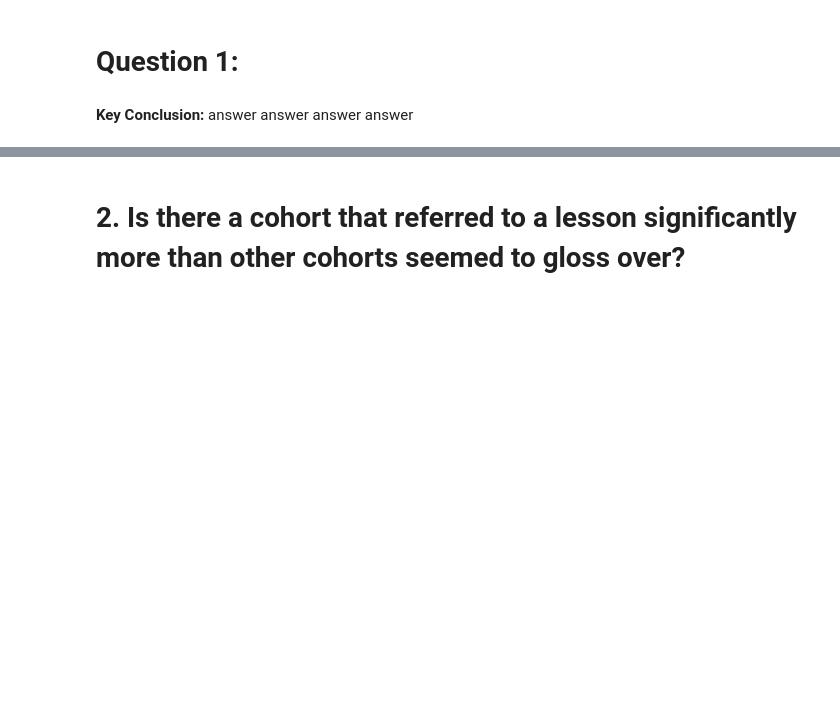
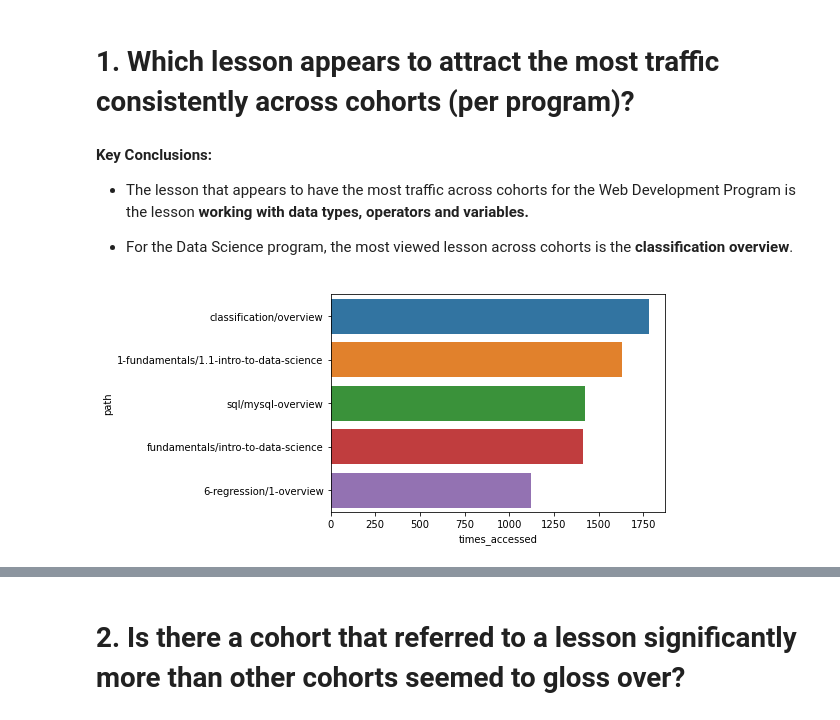
Before and after one commit to AACKV/anomaly_detection_project, a Jupyter notebook: final_report.ipynb, the cells around one changed output, grey strips where cells are left out. Cells and saved outputs as stored; diff of their text form; code cells hidden in the pictures; blank space fills up the shorter version.

```diff
--- a/final_report.ipynb
+++ b/final_report.ipynb
@@ -24,7 +35,12 @@ df = wrangle.wrangle_logs()
 # %% [markdown]
-# Question 1:
+# 1. Which lesson appears to attract the most traffic consistently across cohorts (per program)?
 # %% [markdown]
-**Key Conclusion:** answer answer answer answer
+**Key Conclusions:**
+* The lesson that appears to have the most traffic across cohorts for the Web Development Program is the lesson **working with data types, operators and variables.**
+
+* For the Data Science program, the most viewed lesson across cohorts is the **classification overview**.
 # %%
-# Visualization
+utilities.most_ds_lesson()
+# %% [output]
+[figure, added]
 # %%
```
Also changed, not shown: parts of 39 cells of this notebook, 1 other file.
